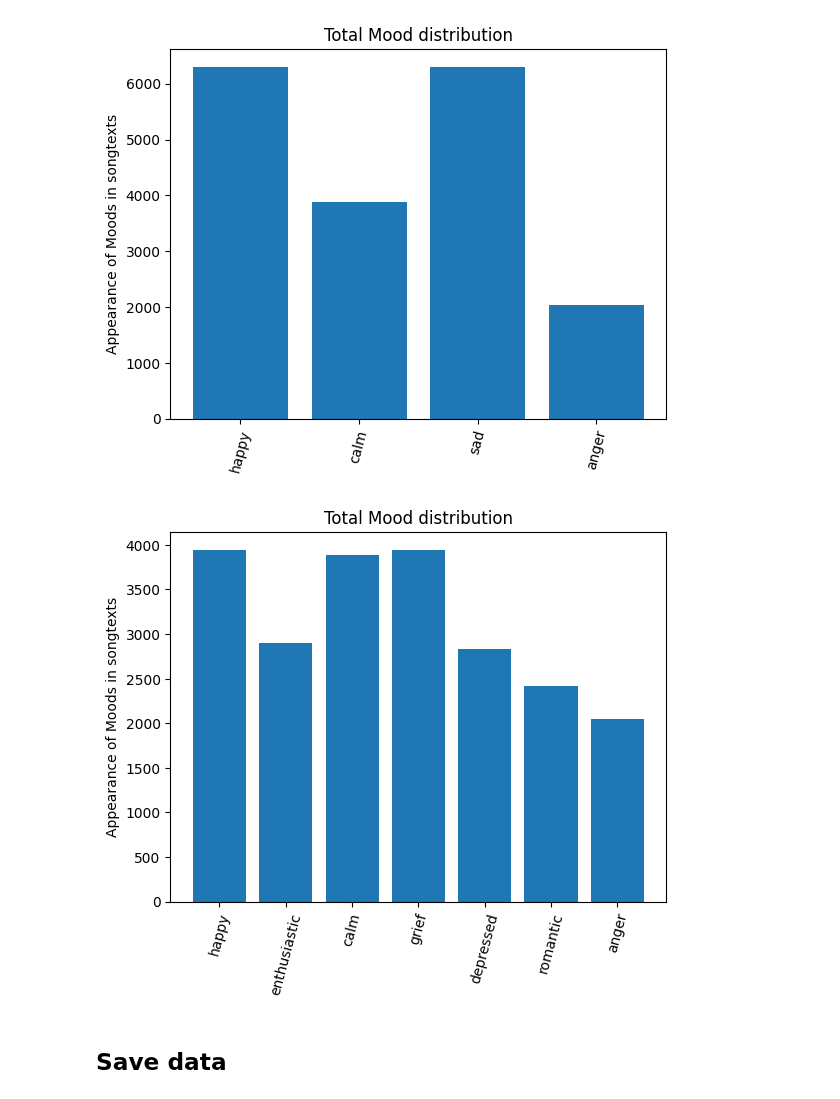
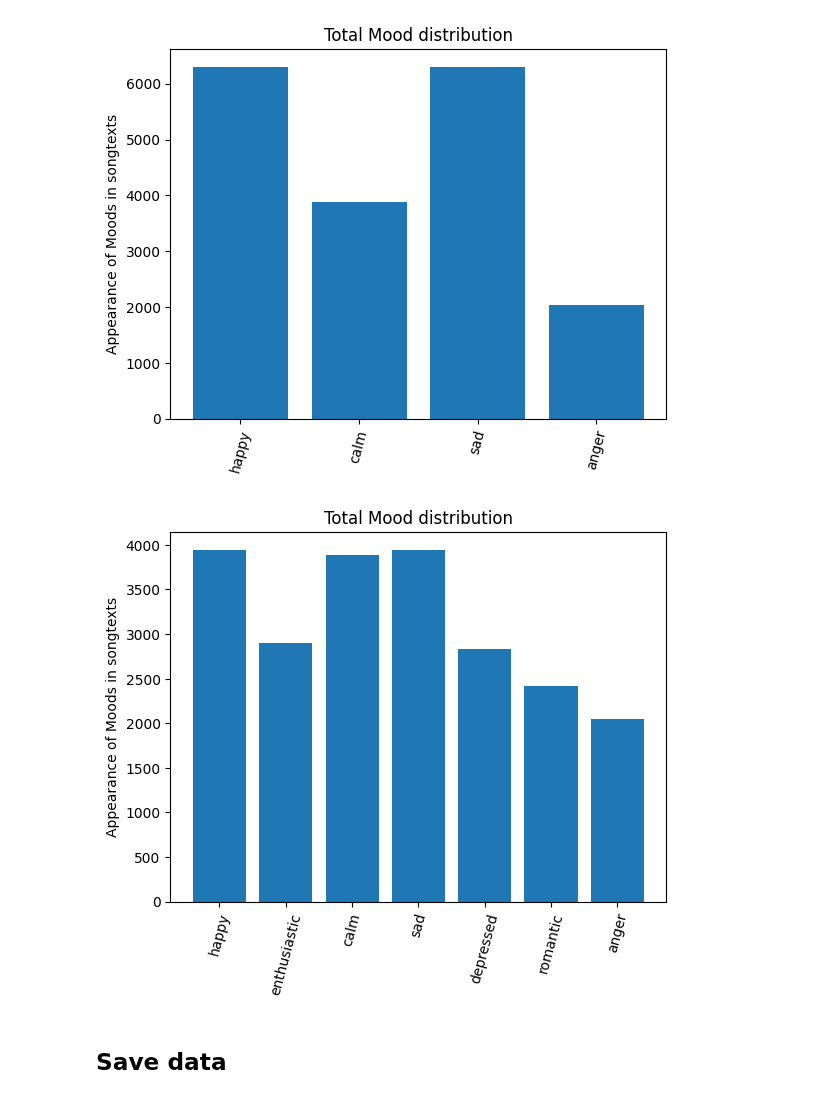
Before and after one commit to Simon-0711/ta_lyrics_sentiment_classification, a Jupyter notebook: data_exploration/kaggle_data_preprocessing.ipynb, the cells around one changed output. Saved outputs shown, nothing was run; the diff lists cells and outputs as text; code cells hidden in the pictures.

```diff
--- a/data_exploration/kaggle_data_preprocessing.ipynb
+++ b/data_exploration/kaggle_data_preprocessing.ipynb
@@ -321,7 +321,7 @@ alt_new_moods = {
     "happy": moods["happy"],
     "enthusiastic": moods["cheerful"] + moods["excitement"] + moods["upbeat"],
     "calm": moods["calm"]+moods["brooding"] + moods["earnest"],
-    "grief": moods["sad"] + moods["grief"],
+    "sad": moods["sad"] + moods["grief"],
     "depressed": moods["pessimism"] + moods["angst"] + moods["depressed"],
     "romantic": moods["romantic"] + moods["desire"],
     "anger": moods["anger"] + moods["aggression"]
@@ -369,7 +369,7 @@ alt_moods_df = df.copy()
 alt_moods_df["Mood"] = alt_moods_df["Mood"].replace(["desire"], "romantic")
 alt_moods_df["Mood"] = alt_moods_df["Mood"].replace(["confident","cheerful", "excitement", "upbeat"], "enthusiastic")
 alt_moods_df["Mood"] = alt_moods_df["Mood"].replace(["brooding","earnest"],"calm")
-alt_moods_df["Mood"] = alt_moods_df["Mood"].replace(["sad"], "grief")
+alt_moods_df["Mood"] = alt_moods_df["Mood"].replace(["grief"], "sad")
 alt_moods_df["Mood"] = alt_moods_df["Mood"].replace(["pessimism","angst"], "depressed")
 alt_moods_df["Mood"] = alt_moods_df["Mood"].replace(["aggression"], "anger")
 # drop rows with moods not included (dreamy)
@@ -402,24 +402,24 @@ plt.show()
 # %%
 alt_new_moods = {
     "happy": len(alt_moods_df[alt_moods_df["Mood"] == "happy"]),
     "enthusiastic": len(alt_moods_df[alt_moods_df["Mood"] == "enthusiastic"]),
     "calm": len(alt_moods_df[alt_moods_df["Mood"] == "calm"]),
-    "grief": len(alt_moods_df[alt_moods_df["Mood"] == "grief"]),
+    "sad": len(alt_moods_df[alt_moods_df["Mood"] == "sad"]),
     "depressed":len(alt_moods_df[alt_moods_df["Mood"] == "depressed"]),
     "romantic": len(alt_moods_df[alt_moods_df["Mood"] == "romantic"]),
     "anger": len(alt_moods_df[alt_moods_df["Mood"] == "anger"])
 }
 
 labels = [ k for k,v in alt_new_moods.items()]
 data = [ v for k,v in alt_new_moods.items()]
 fig, ax = plt.subplots()
 plt.xticks(rotation = 75)
 ax.bar(labels, data)
 ax.set_ylabel('Appearance of Moods in songtexts')
 plt.title('Total Mood distribution')
 plt.show()
 # %% [output]
-[figure, old version]
+[figure, new version]
 # %% [markdown]
 ## Save data
 # %%
```
Also changed, not shown: parts of 6 cells of this notebook.
